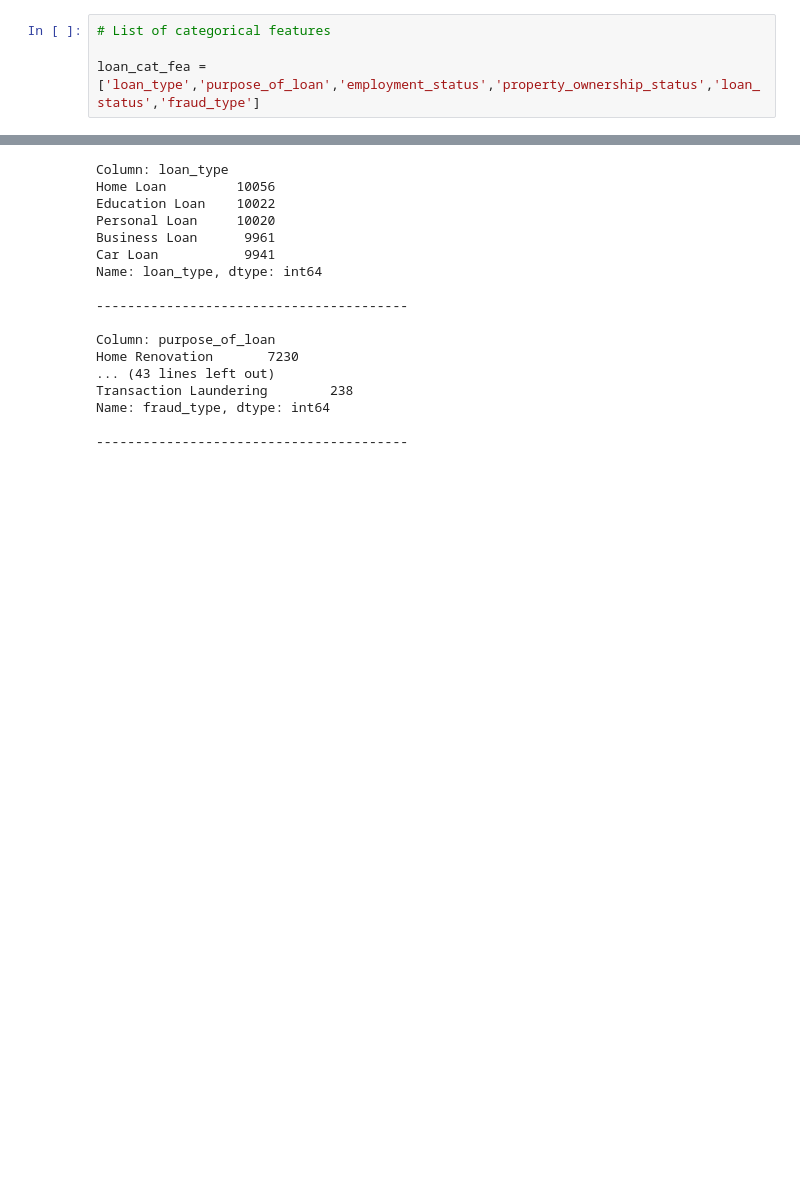
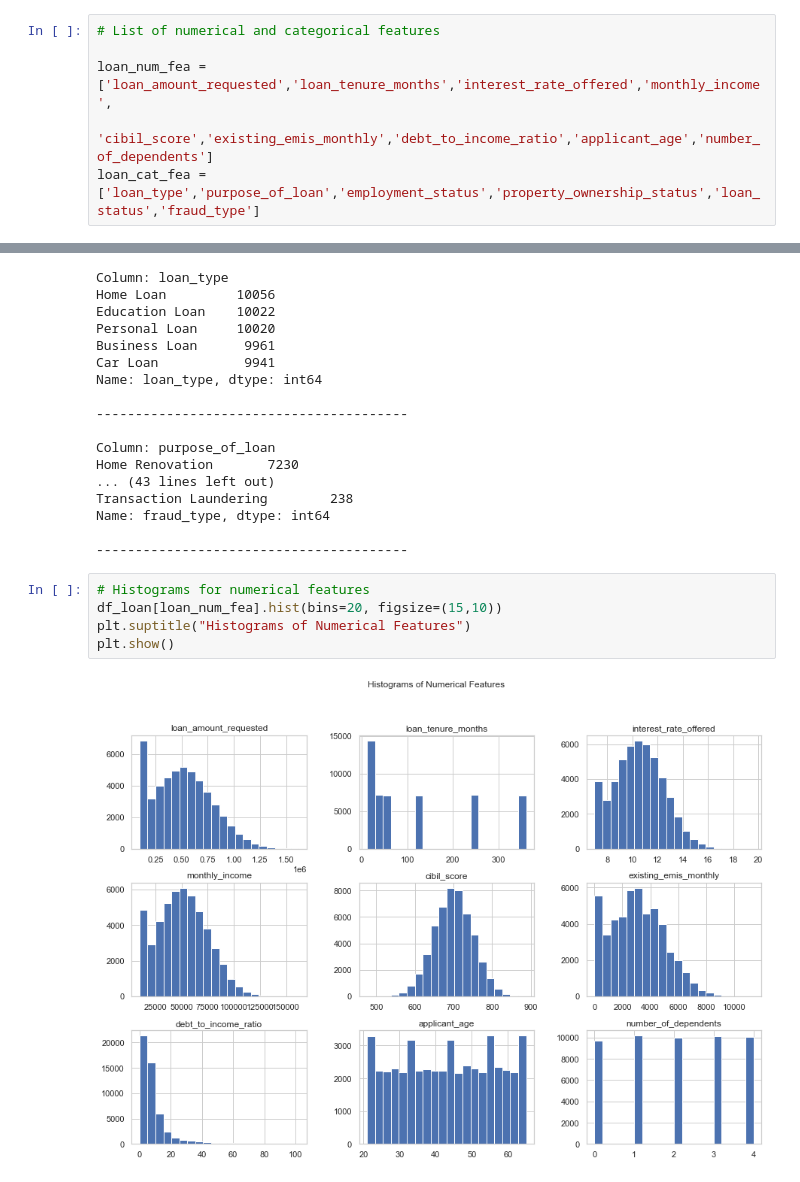
Before and after one commit to yabichara/loan-fraud-detection, a Jupyter notebook: notebooks/01_eda.ipynb, the cells around one changed output, grey strips where cells are left out. Drawn from its saved outputs; the diff is of its cells as text; blank space fills up the shorter version.

Commit message:
EDA Loan DATABASE, plots, stats

```diff
--- a/notebooks/01_eda.ipynb
+++ b/notebooks/01_eda.ipynb
@@ -67,8 +67,10 @@ Data columns (total 21 columns):
 dtypes: float64(5), int64(5), object(11)
 memory usage: 8.0+ MB
 # %%
-# List of categorical features
+# List of numerical and categorical features
 
+loan_num_fea = ['loan_amount_requested','loan_tenure_months','interest_rate_offered','monthly_income',
+               'cibil_score','existing_emis_monthly','debt_to_income_ratio','applicant_age','number_of_dependents']
 loan_cat_fea = ['loan_type','purpose_of_loan','employment_status','property_ownership_status','loan_status','fraud_type']
 # %%
 # Distinct value counts for each non-numerical column in the dataset.
@@ -95,3 +97,10 @@ Transaction Laundering        238
 Name: fraud_type, dtype: int64
 
 ----------------------------------------
+# %%
+# Histograms for numerical features
+df_loan[loan_num_fea].hist(bins=20, figsize=(15,10))
+plt.suptitle("Histograms of Numerical Features")
+plt.show()
+# %% [output]
+[figure, added]
```
Also changed, not shown: parts of 11 cells of this notebook.
